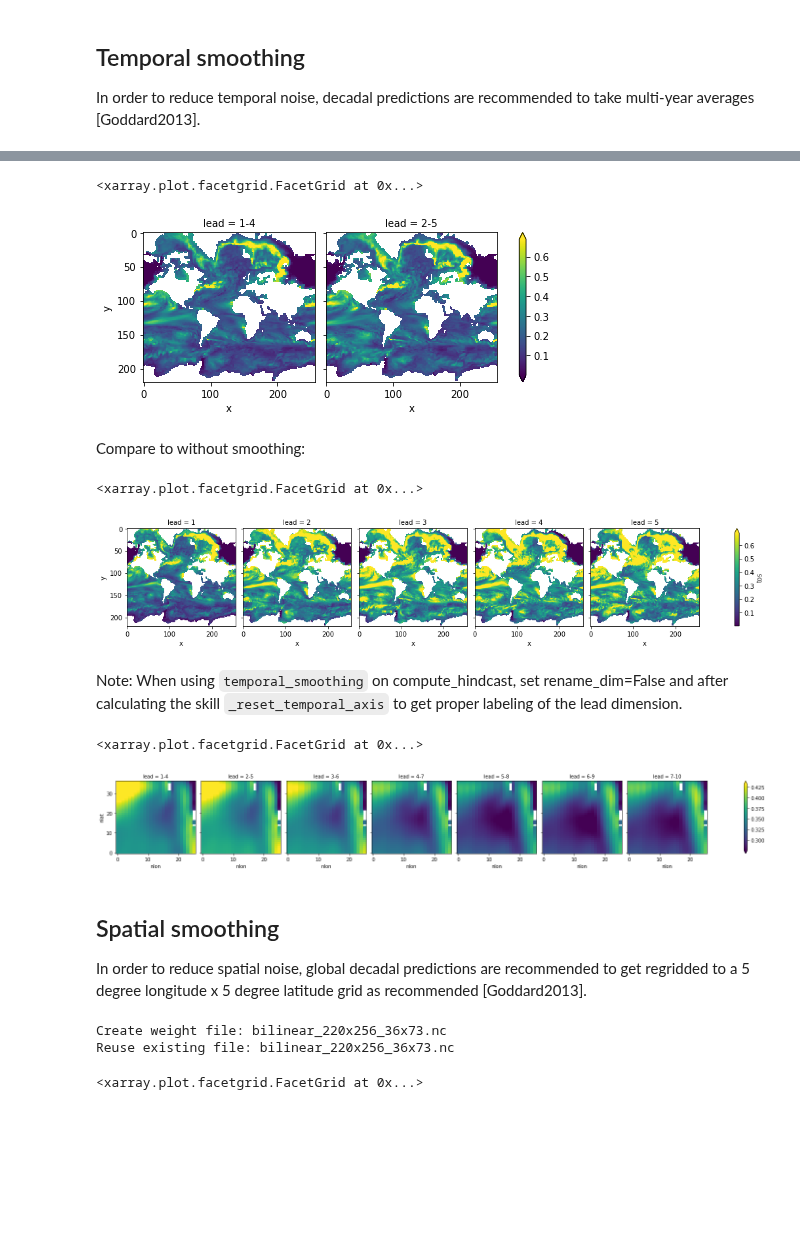
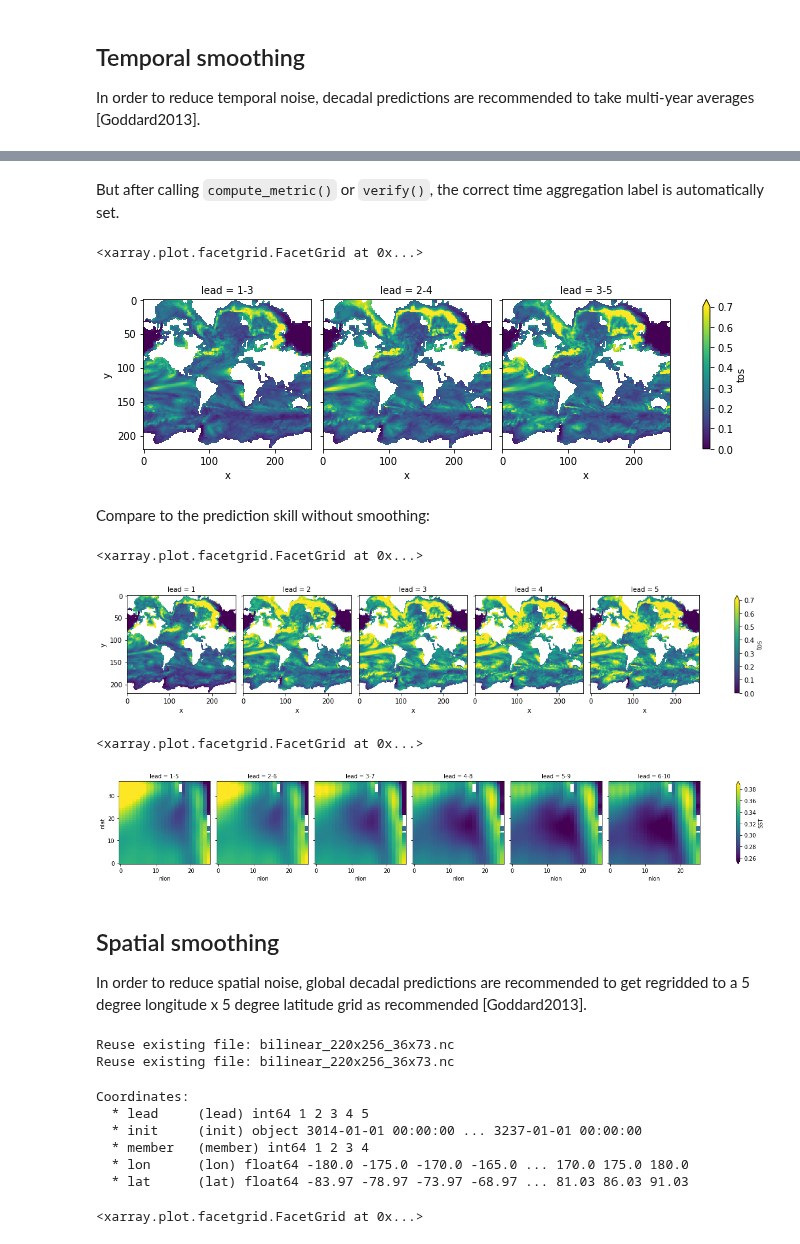
Before and after one commit to pangeo-data/climpred, a Jupyter notebook: docs/source/examples/decadal/smoothing.ipynb, the cells around one changed output, grey strips where cells are left out. Drawn from its saved outputs; the diff is of its cells as text; code cells hidden in the pictures; blank space fills up the shorter version.

```diff
--- a/docs/source/examples/decadal/smoothing.ipynb
+++ b/docs/source/examples/decadal/smoothing.ipynb
@@ -10,9 +11,9 @@ import climpred
 warnings.filterwarnings("ignore")
 # %%
 # Sea surface temperature
-varname='tos'
-ds3d = climpred.tutorial.load_dataset('MPI-PM-DP-3D')[varname]
-control3d = climpred.tutorial.load_dataset('MPI-control-3D')[varname]
+v='tos'
+ds3d = load_dataset('MPI-PM-DP-3D')[v]
+control3d = load_dataset('MPI-control-3D')[v]
 # %% [markdown]
 `climpred` requires that `lead` dimension has an attribute called `units` indicating what time units the `lead` is assocated with.  Options are: `years,seasons,months,weeks,pentads,days`.  For the this data, the `lead` `units` are `years`.
 # %%
@@ -26,0 +25,3 @@ control3d_ts = climpred.smoothing.temporal_smoothing(control3d, smooth_kws={'tim
+# %%
+pm = PerfectModelEnsemble(ds3d)
+pm = pm.add_control(control3d)
@@ -26,0 +30,4 @@ control3d_ts = climpred.smoothing.temporal_smoothing(control3d, smooth_kws={'tim
+# %%
+pm_tsmoothed = pm.smooth({'lead':3})
+print('initialized', pm_tsmoothed.get_initialized().coords,'\n')
+print('control',pm_tsmoothed.get_control().coords)
@@ -27,23 +46,15 @@ control3d_ts = climpred.smoothing.temporal_smoothing(control3d, smooth_kws={'tim
+# %% [markdown]
+But after calling `compute_metric()` or `verify()`, the correct time aggregation label is automatically set.
 # %%
-climpred.prediction.compute_perfect_model(ds3d_ts,
-                                          control3d_ts,
-                                          metric='rmse',
-                                          comparison='m2e') \
-                   .plot(col='lead', robust=True, yincrease=False)
+pm_tsmoothed.compute_metric(metric='rmse', comparison='m2e')[v].plot(col='lead', vmin=0, vmax=.7, yincrease=False)
 # %% [output]
 <xarray.plot.facetgrid.FacetGrid at 0x...>
-[figure, old version]
+[figure, new version]
 # %% [markdown]
-Compare to without smoothing:
+Compare to the prediction skill without smoothing:
 # %%
-climpred.prediction.compute_perfect_model(ds3d,
-                                          control3d,
-                                          metric='rmse',
-                                          comparison='m2e') \
-                   .plot(col='lead', vmax=.69, yincrease=False)
+pm.compute_metric(metric='rmse', comparison='m2e')[v].plot(col='lead', vmin=0, vmax=.7, yincrease=False)
 # %% [output]
 <xarray.plot.facetgrid.FacetGrid at 0x...>
-[figure, old version]
+[figure, new version]
-# %% [markdown]
-Note: When using `temporal_smoothing` on compute_hindcast, set rename_dim=False and after calculating the skill `_reset_temporal_axis` to get proper labeling of the lead dimension.
 # %%
@@ -60,20 +69,22 @@ hind_ts["lead"].attrs["units"] = "years"
 # %%
-s = climpred.prediction.compute_hindcast(hind_ts,
-                                          reconstruction_ts,
-                                          metric='rmse',
-                                          comparison='e2r')
-s = climpred.smoothing._reset_temporal_axis(s,smooth_kws={'lead':4})
-s.plot(col='lead', robust=True)
+hindcast.smooth({'lead':5}).verify(metric='rmse', comparison='e2r')[v].plot(col='lead', robust=True)
 # %% [output]
 <xarray.plot.facetgrid.FacetGrid at 0x...>
-[figure, old version]
+[figure, new version]
 # %% [markdown]
 ## Spatial smoothing
 In order to reduce spatial noise, global decadal predictions are recommended to get regridded to a 5 degree longitude x 5 degree latitude grid as recommended [Goddard2013].
-# %%
-ds3d_ss = climpred.smoothing.spatial_smoothing_xesmf(ds3d,d_lon_lat_kws={'lon':5, 'lat':5})
-control3d_ss = climpred.smoothing.spatial_smoothing_xesmf(control3d, d_lon_lat_kws={'lon':5,'lat':5})
-# %% [output]
-Create weight file: bilinear_220x256_36x73.nc
-Reuse existing file: bilinear_220x256_36x73.nc
+# %%
+v='tos'
+pm_ssmoothed = pm.smooth({'lon':5,'lat':5})
+pm_ssmoothed.get_initialized().coords
+# %% [output]
+Reuse existing file: bilinear_220x256_36x73.nc
+Reuse existing file: bilinear_220x256_36x73.nc
+Coordinates:
+  * lead     (lead) int64 1 2 3 4 5
+  * init     (init) object 3014-01-01 00:00:00 ... 3237-01-01 00:00:00
+  * member   (member) int64 1 2 3 4
+  * lon      (lon) float64 -180.0 -175.0 -170.0 -165.0 ... 170.0 175.0 180.0
+  * lat      (lat) float64 -83.97 -78.97 -73.97 -68.97 ... 81.03 86.03 91.03
 # %%
```
Also changed, not shown: parts of 16 cells of this notebook.
